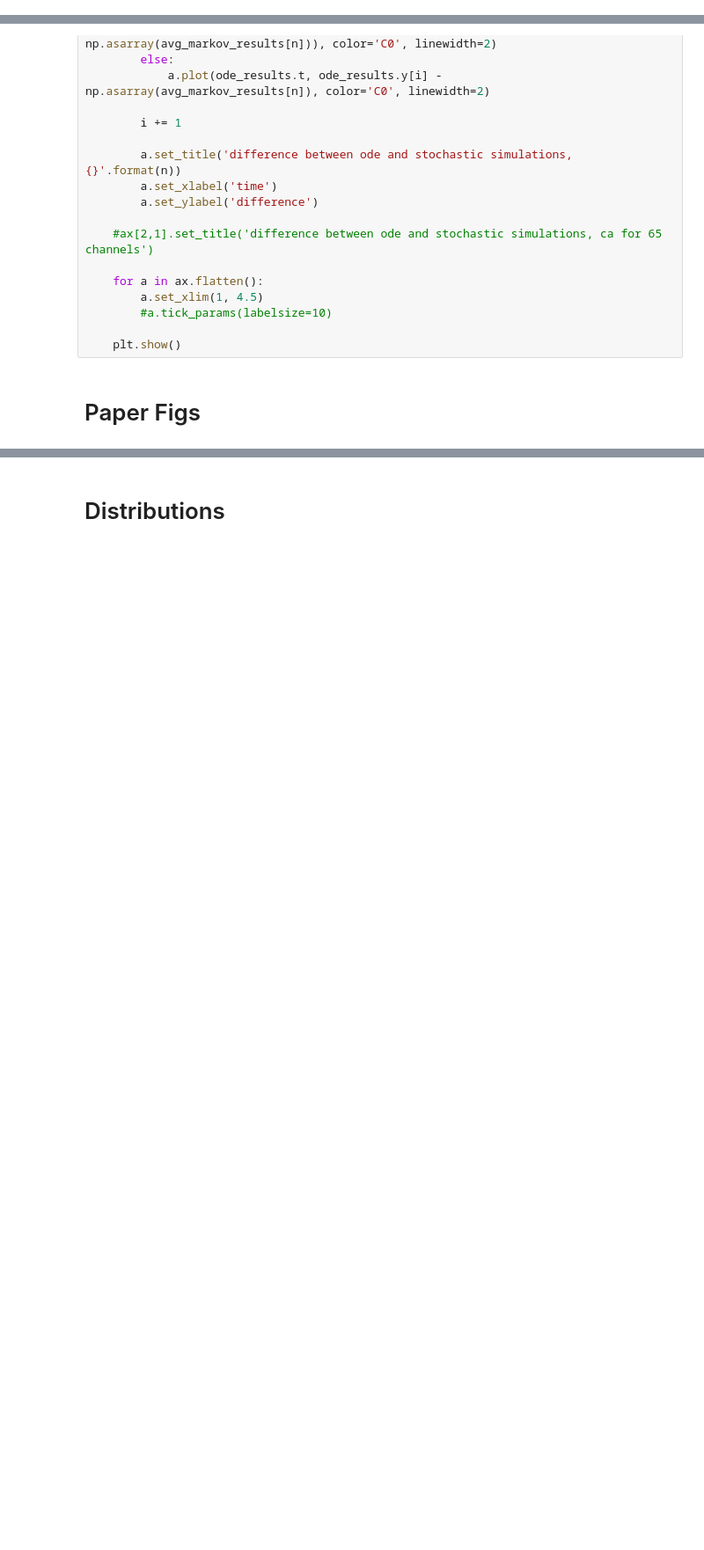
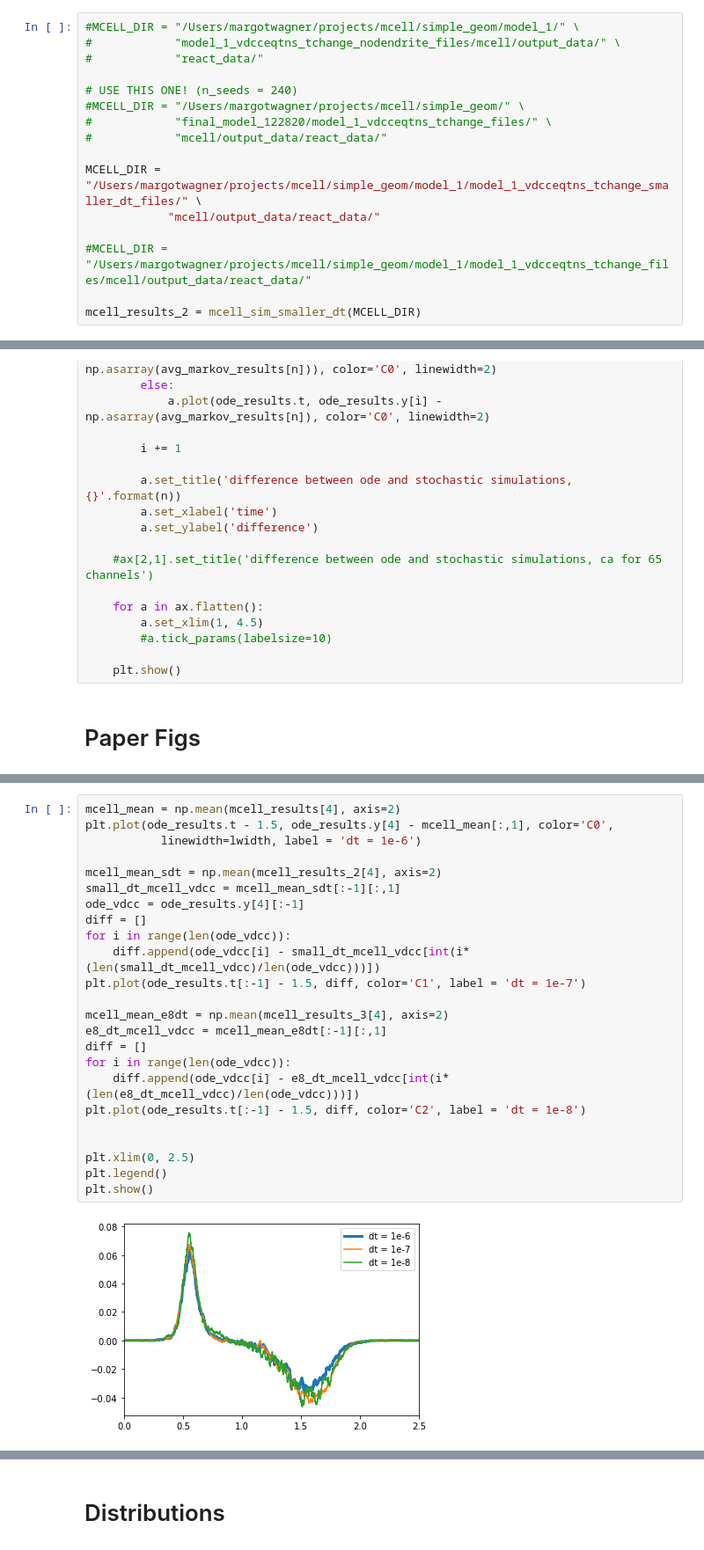
Before and after one commit to 3x10e8/DetailedMarkov, a Jupyter notebook: notebooks/vdcccode.ipynb, the cells around one changed output, grey strips where cells are left out. Shown at 88% size. Drawn from its saved outputs; the diff is of its cells as text; blank space fills up the shorter version.

```diff
--- a/notebooks/vdcccode.ipynb
+++ b/notebooks/vdcccode.ipynb
@@ -328 +976,17 @@ MCELL_DIR = "/Users/margotwagner/projects/mcell/simple_geom/model_1/" \
 mcell_results = mcell_sim(MCELL_DIR)
+# %%
+#MCELL_DIR = "/Users/margotwagner/projects/mcell/simple_geom/model_1/" \
+#            "model_1_vdcceqtns_tchange_nodendrite_files/mcell/output_data/" \
+#            "react_data/"
+
+# USE THIS ONE! (n_seeds = 240)
+#MCELL_DIR = "/Users/margotwagner/projects/mcell/simple_geom/" \
+#            "final_model_122820/model_1_vdcceqtns_tchange_files/" \
+#            "mcell/output_data/react_data/"
+
+MCELL_DIR = "/Users/margotwagner/projects/mcell/simple_geom/model_1/model_1_vdcceqtns_tchange_smaller_dt_files/" \
+            "mcell/output_data/react_data/"
+
+#MCELL_DIR = "/Users/margotwagner/projects/mcell/simple_geom/model_1/model_1_vdcceqtns_tchange_files/mcell/output_data/react_data/"
+
+mcell_results_2 = mcell_sim_smaller_dt(MCELL_DIR)
@@ -597,0 +1373,26 @@ def ibm_diff_plot():
+# %%
+mcell_mean = np.mean(mcell_results[4], axis=2)
+plt.plot(ode_results.t - 1.5, ode_results.y[4] - mcell_mean[:,1], color='C0',
+           linewidth=lwidth, label = 'dt = 1e-6')
+
+mcell_mean_sdt = np.mean(mcell_results_2[4], axis=2)
+small_dt_mcell_vdcc = mcell_mean_sdt[:-1][:,1]
+ode_vdcc = ode_results.y[4][:-1]
+diff = []
+for i in range(len(ode_vdcc)):
+    diff.append(ode_vdcc[i] - small_dt_mcell_vdcc[int(i*(len(small_dt_mcell_vdcc)/len(ode_vdcc)))])
+plt.plot(ode_results.t[:-1] - 1.5, diff, color='C1', label = 'dt = 1e-7')
+
+mcell_mean_e8dt = np.mean(mcell_results_3[4], axis=2)
+e8_dt_mcell_vdcc = mcell_mean_e8dt[:-1][:,1]
+diff = []
+for i in range(len(ode_vdcc)):
+    diff.append(ode_vdcc[i] - e8_dt_mcell_vdcc[int(i*(len(e8_dt_mcell_vdcc)/len(ode_vdcc)))])
+plt.plot(ode_results.t[:-1] - 1.5, diff, color='C2', label = 'dt = 1e-8')
+
+
+plt.xlim(0, 2.5)
+plt.legend()
+plt.show()
+# %% [output]
+[figure, added]
```
Also changed, not shown: parts of 63 cells of this notebook, 11 other files.
